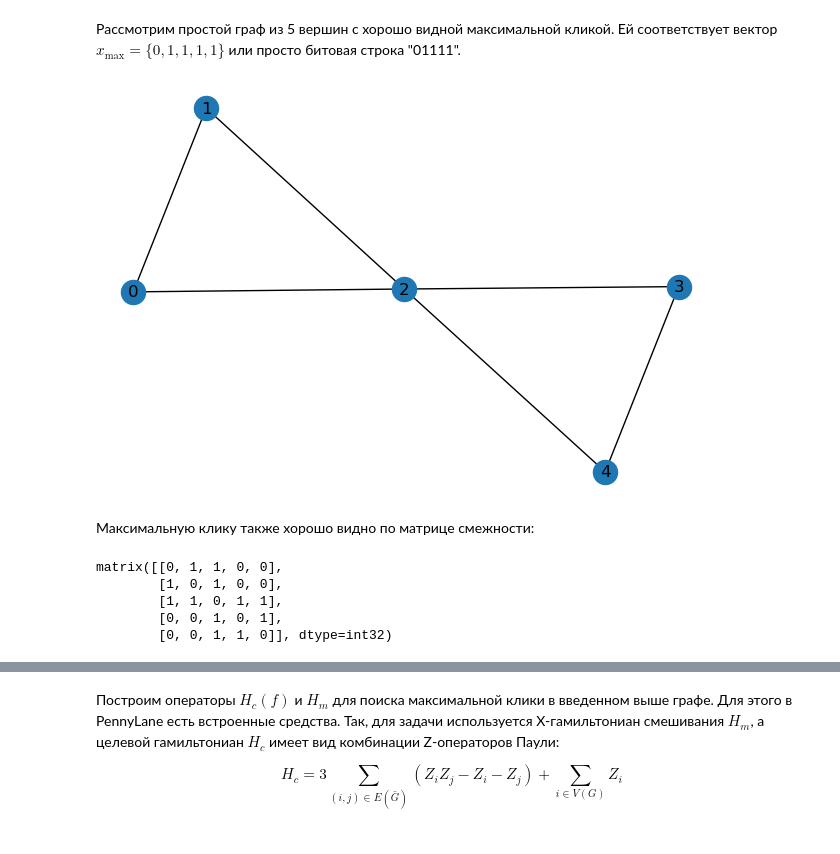
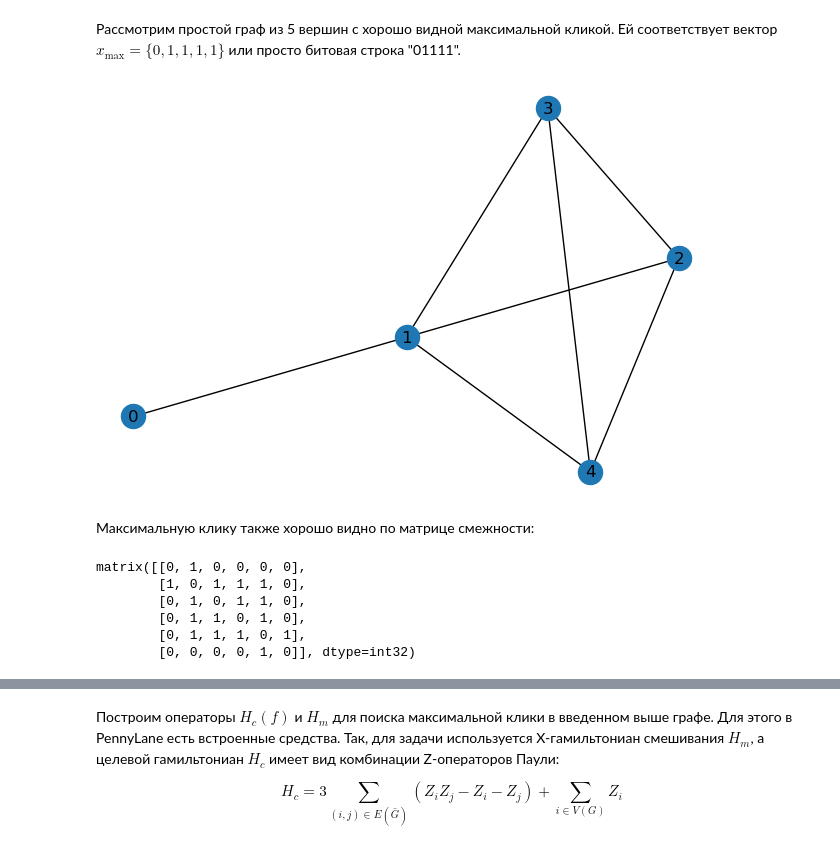
Before and after one commit to vongostev/PennyLane_Examples, a Jupyter notebook: combinatorial_optimization.ipynb, the cells around one changed output, grey strips where cells are left out. Saved outputs shown, nothing was run; the diff lists cells and outputs as text; code cells hidden in the pictures.

```diff
--- a/combinatorial_optimization.ipynb
+++ b/combinatorial_optimization.ipynb
@@ -39,24 +41,25 @@ $$
 Ей соответствует вектор $x_{\max}=\{0, 1, 1, 1, 1\}$ или просто битовая строка "01111".
 # %%
 edges = [(0, 1), (1, 2), (2, 3), (3, 1), (3, 4), (1, 4), (2, 4)]
-backend = provider.get_backend('ibmqx2')
-graph = nx.Graph(backend.configuration().coupling_map)
-#graph = nx.Graph(edges)
+#backend = provider.get_backend('ibmq_qasm_simulator')
+#graph = nx.Graph(backend.configuration().coupling_map)
+graph = nx.Graph(edges)
 
 nx.draw(graph, with_labels=True)
 plt.show()
 # %% [output]
-[figure, old version]
+[figure, new version]
 # %% [markdown]
 Максимальную клику также хорошо видно по матрице смежности:
 # %%
 nx.adjacency_matrix(graph).todense()
 # %% [output]
-matrix([[0, 1, 1, 0, 0],
-        [1, 0, 1, 0, 0],
-        [1, 1, 0, 1, 1],
-        [0, 0, 1, 0, 1],
-        [0, 0, 1, 1, 0]], dtype=int32)
+matrix([[0, 1, 0, 0, 0, 0],
+        [1, 0, 1, 1, 1, 0],
+        [0, 1, 0, 1, 1, 0],
+        [0, 1, 1, 0, 1, 0],
+        [0, 1, 1, 1, 0, 1],
+        [0, 0, 0, 0, 1, 0]], dtype=int32)
 # %% [markdown]
 # Квантовая приблизительная оптимизация (Quantum Approximate Optimization Algorithm)
 QAOA -- алгоритм комбинаторной оптимизации, когда оптимальный или близкий к нему результат находится статистически. Пусть необходимо максимизировать функцию $f$ на множестве битовых строк размерности $N$. При этом битовые строки кодируются как базисные состояния, например $"01111"\to|01111\rangle$.
```
Also changed, not shown: parts of 10 cells of this notebook, 1 other file.
